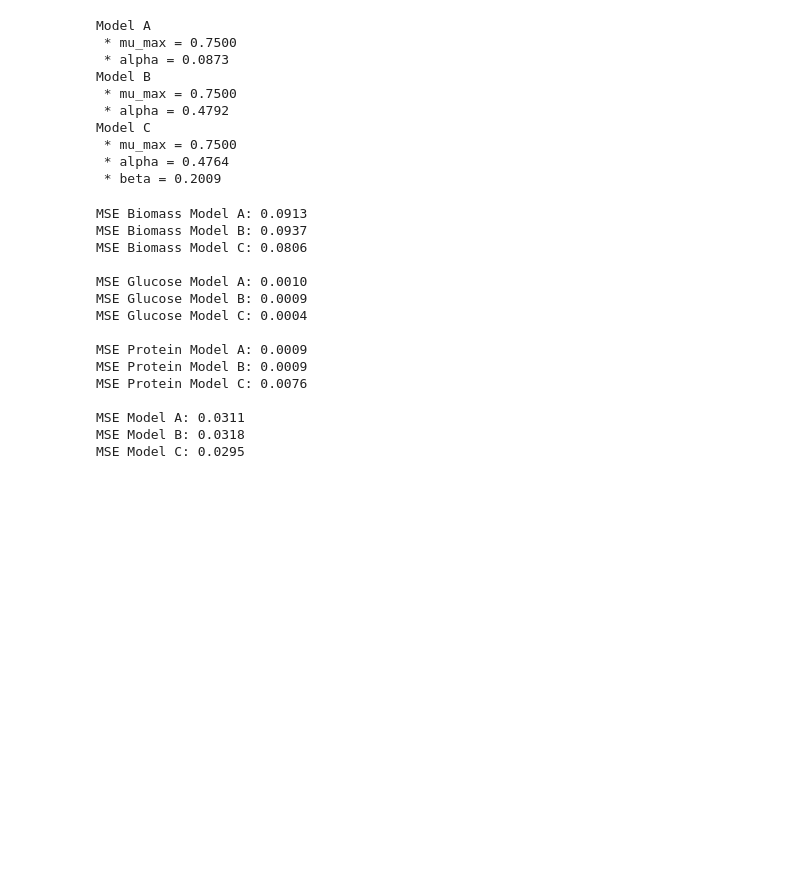
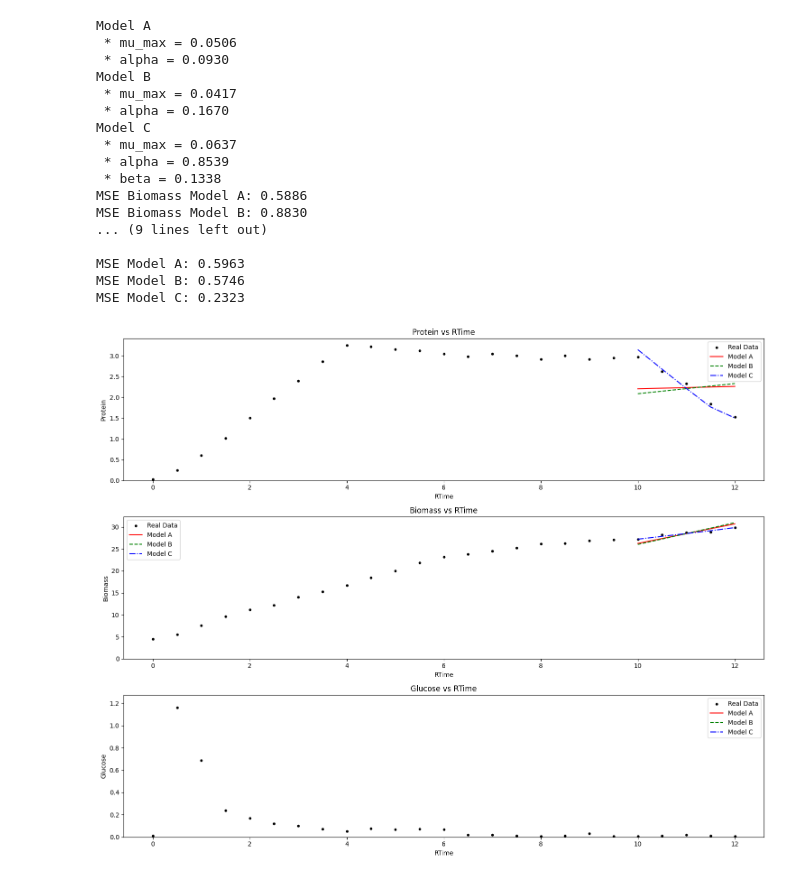
Before and after one commit to costasmexis/dynamic-modeling, a Jupyter notebook: induction/Notebook_results.ipynb, the cells around one changed output. Saved outputs shown, nothing was run; the diff lists cells and outputs as text; code cells hidden in the pictures; blank space fills up the shorter version.

```diff
--- a/induction/Notebook_results.ipynb
+++ b/induction/Notebook_results.ipynb
@@ -6,6 +6,8 @@ import torch
 from sklearn.metrics import mean_squared_error
 from system_ode import GetDataset
 
+FIRST = 20
+LAST  = 25
 PATH = './output/'
 
 def get_params(net_A: torch.nn.Module, net_B: torch.nn.Module, net_C: torch.nn.Module) -> None:
@@ -52,7 +54,11 @@ def get_errors(u_pred_A: pd.DataFrame, u_pred_B: pd.DataFrame, u_pred_C: pd.Data
     print(f'MSE Model B: {np.mean([mse_B_x, mse_B_s, mse_B_p]):.4f}')
     print(f'MSE Model C: {np.mean([mse_C_x, mse_C_s, mse_C_p]):.4f}')
 
-def plot_results(val_A: pd.DataFrame, val_B: pd.DataFrame, val_C: pd.DataFrame, full_df: pd.DataFrame) -> None:
+def plot_results(u_pred_A: pd.DataFrame, u_pred_B: pd.DataFrame, u_pred_C: pd.DataFrame, train_df: pd.DataFrame, full_df: pd.DataFrame) -> None:
+    val_A = u_pred_A[u_pred_A['RTime'].isin(train_df['RTime'].values)]
+    val_B = u_pred_B[u_pred_B['RTime'].isin(train_df['RTime'].values)]
+    val_C = u_pred_C[u_pred_C['RTime'].isin(train_df['RTime'].values)]
+
     plt.figure(figsize=(15, 12))
 
     # Plot Protein
@@ -63,6 +69,7 @@ def plot_results(val_A: pd.DataFrame, val_B: pd.DataFrame, val_C: pd.DataFrame,
     plt.plot(val_C['RTime'], val_C['Protein'], linestyle='-.', color='b', label='Model C')
     plt.xlabel('RTime')
     plt.ylabel('Protein')
+    plt.ylim(bottom=0)
     plt.title('Protein vs RTime')
     plt.legend()
 
@@ -74,6 +81,7 @@ def plot_results(val_A: pd.DataFrame, val_B: pd.DataFrame, val_C: pd.DataFrame,
     plt.plot(val_C['RTime'], val_C['Biomass'], linestyle='-.', color='b', label='Model C')
     plt.xlabel('RTime')
     plt.ylabel('Biomass')
+    plt.ylim(bottom=0)
     plt.title('Biomass vs RTime')
     plt.legend()
 
@@ -85,54 +93,45 @@ def plot_results(val_A: pd.DataFrame, val_B: pd.DataFrame, val_C: pd.DataFrame,
     plt.plot(val_C['RTime'], val_C['Glucose'], linestyle='-.', color='b', label='Model C')
     plt.xlabel('RTime')
     plt.ylabel('Glucose')
+    plt.ylim(bottom=0)
     plt.title('Glucose vs RTime')
     plt.legend()
 
     plt.tight_layout()
     plt.show()
 
-
-def get_results(num_samples: int) -> tuple:
-    net_A = torch.load(PATH + 'net_A_' + str(num_samples) + '.pth')
-    net_B = torch.load(PATH + 'net_B_' + str(num_samples) + '.pth')
-    net_C = torch.load(PATH + 'net_C_' + str(num_samples) + '.pth')
-    u_pred_A = pd.read_csv(PATH + 'u_pred_A_' + str(num_samples) + '.csv')
-    u_pred_B = pd.read_csv(PATH + 'u_pred_B_' + str(num_samples) + '.csv')
-    u_pred_C = pd.read_csv(PATH + 'u_pred_C_' + str(num_samples) + '.csv')
+def get_results(first_point: int, last_point: int) -> tuple:
+    net_B = torch.load(PATH + 'net_B_' + str(first_point) + '-' + str(last_point) + '.pth')
+    net_A = torch.load(PATH + 'net_A_' + str(first_point) + '-' + str(last_point) + '.pth')
+    net_C = torch.load(PATH + 'net_C_' + str(first_point) + '-' + str(last_point) + '.pth')
+    u_pred_A = pd.read_csv(PATH + 'u_pred_A_' + str(first_point) + '-' + str(last_point) + '.csv')
+    u_pred_B = pd.read_csv(PATH + 'u_pred_B_' + str(first_point) + '-' + str(last_point) + '.csv')
+    u_pred_C = pd.read_csv(PATH + 'u_pred_C_' + str(first_point) + '-' + str(last_point) + '.csv')
     full_df = GetDataset(alpha=[0.3, 0.5, 0.1], noise=True)
-    train_df = full_df[:num_samples].copy()
+    train_df = full_df[first_point:last_point].copy()
     return net_A, net_B, net_C, u_pred_A, u_pred_B, u_pred_C, full_df, train_df
 # %%
-net_A, net_B, net_C, u_pred_A, u_pred_B, u_pred_C, full_df, train_df = get_results(5)
-
+net_A, net_B, net_C, u_pred_A, u_pred_B, u_pred_C, full_df, train_df = get_results(FIRST, LAST)
 get_params(net_A, net_B, net_C)
+get_errors(u_pred_A, u_pred_B, u_pred_C, train_df)
+plot_results(u_pred_A, u_pred_B, u_pred_C, train_df, full_df)
 # %% [output]
 Model A
- * mu_max = 0.7500
- * alpha = 0.0873
+ * mu_max = 0.0506
+ * alpha = 0.0930
 Model B
- * mu_max = 0.7500
- * alpha = 0.4792
+ * mu_max = 0.0417
+ * alpha = 0.1670
 Model C
- * mu_max = 0.7500
- * alpha = 0.4764
- * beta = 0.2009
+ * mu_max = 0.0637
+ * alpha = 0.8539
+ * beta = 0.1338
+MSE Biomass Model A: 0.5886
+MSE Biomass Model B: 0.8830
+... (9 lines left out)
+
+MSE Model A: 0.5963
+MSE Model B: 0.5746
+MSE Model C: 0.2323
+[figure, added]
-# %%
-get_errors(u_pred_A, u_pred_B, u_pred_C, train_df)
-# %% [output]
-MSE Biomass Model A: 0.0913
-MSE Biomass Model B: 0.0937
-MSE Biomass Model C: 0.0806
-
-MSE Glucose Model A: 0.0010
-MSE Glucose Model B: 0.0009
-MSE Glucose Model C: 0.0004
-
-MSE Protein Model A: 0.0009
-MSE Protein Model B: 0.0009
-MSE Protein Model C: 0.0076
-
-MSE Model A: 0.0311
-MSE Model B: 0.0318
-MSE Model C: 0.0295
 # %%
```
Also changed, not shown: parts of 1 cell of this notebook, 40 other files.
